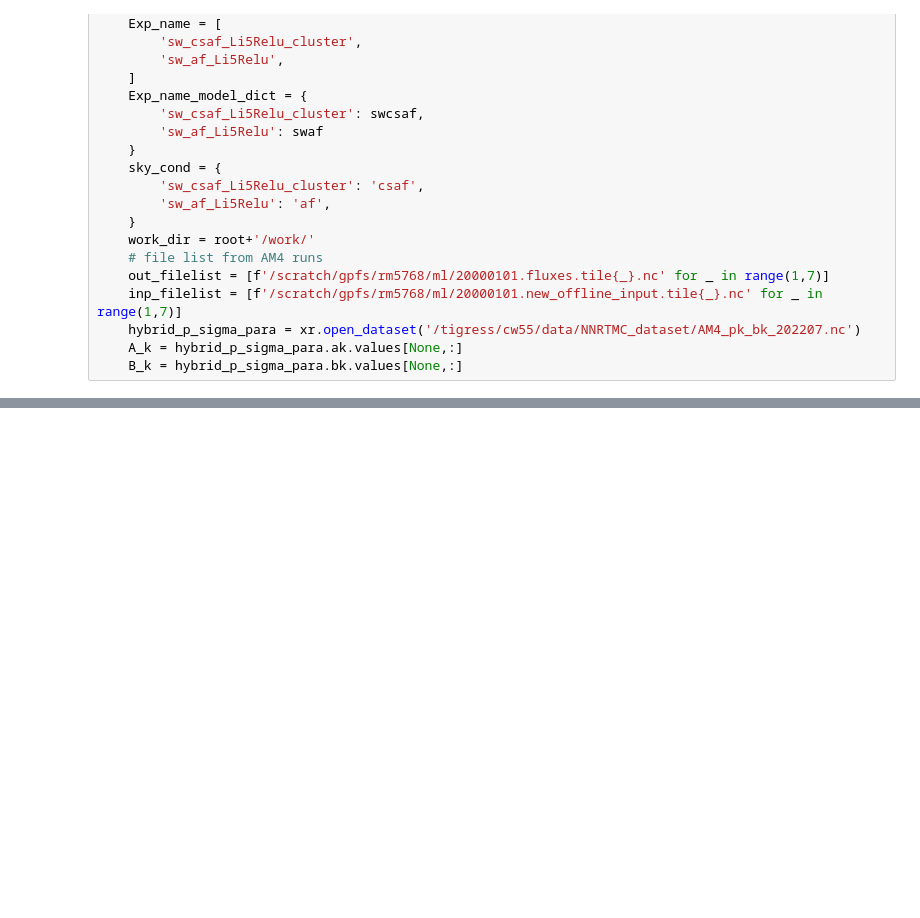
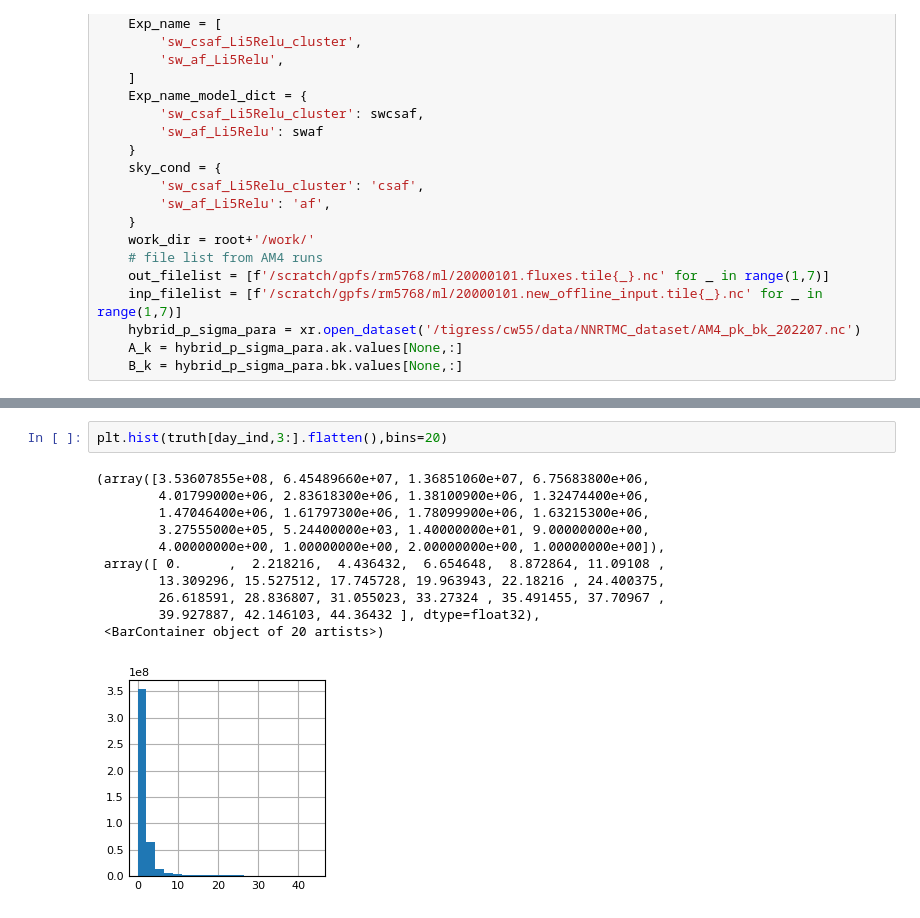
Before and after one commit to ChenggongWang/NNRTMC_AM4, a Jupyter notebook: sw_analysis_regrid_map.ipynb, the cells around one changed output, grey strips where cells are left out. Cells and saved outputs as stored; diff of their text form; blank space fills up the shorter version.

```diff
--- a/sw_analysis_regrid_map.ipynb
+++ b/sw_analysis_regrid_map.ipynb
@@ -195,0 +347,14 @@ for mo in Exp_name:
+# %%
+plt.hist(truth[day_ind,3:].flatten(),bins=20)
+# %% [output]
+(array([3.53607855e+08, 6.45489660e+07, 1.36851060e+07, 6.75683800e+06,
+        4.01799000e+06, 2.83618300e+06, 1.38100900e+06, 1.32474400e+06,
+        1.47046400e+06, 1.61797300e+06, 1.78099900e+06, 1.63215300e+06,
+        3.27555000e+05, 5.24400000e+03, 1.40000000e+01, 9.00000000e+00,
+        4.00000000e+00, 1.00000000e+00, 2.00000000e+00, 1.00000000e+00]),
+ array([ 0.      ,  2.218216,  4.436432,  6.654648,  8.872864, 11.09108 ,
+        13.309296, 15.527512, 17.745728, 19.963943, 22.18216 , 24.400375,
+        26.618591, 28.836807, 31.055023, 33.27324 , 35.491455, 37.70967 ,
+        39.927887, 42.146103, 44.36432 ], dtype=float32),
+ <BarContainer object of 20 artists>)
+[figure, added]
```
Also changed, not shown: parts of 9 cells of this notebook, 3 other files.
